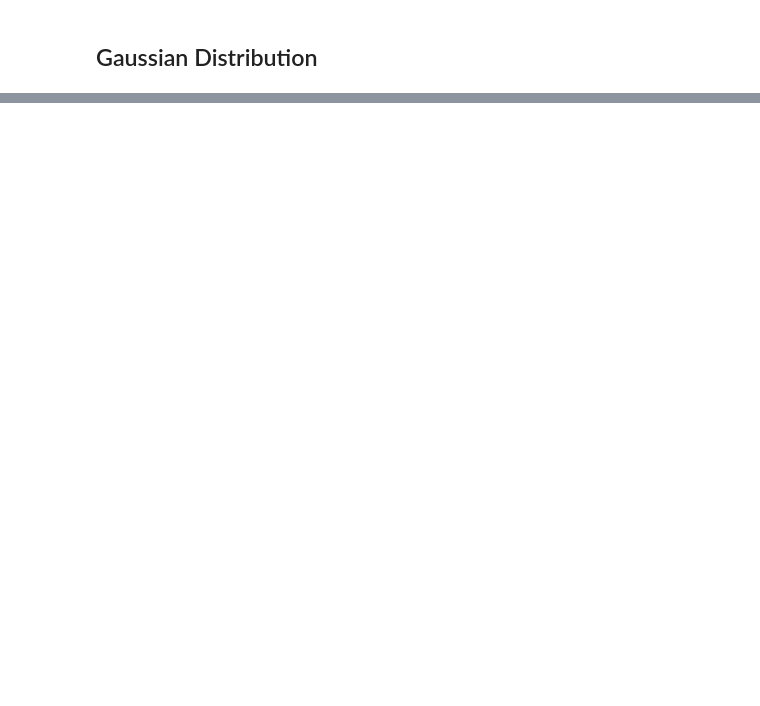
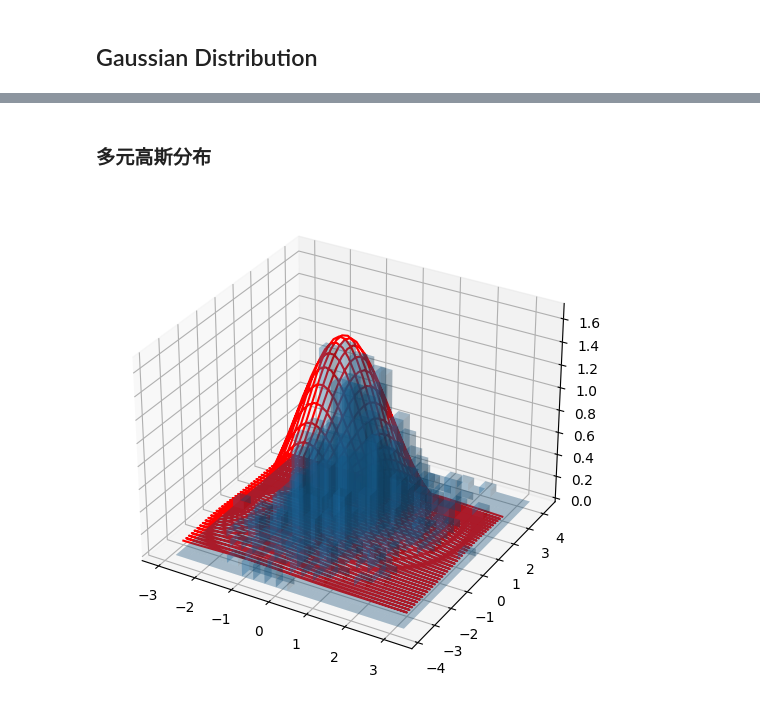
Before and after one commit to castleKing1997/ASR-Tutorial, a Jupyter notebook: code/GaussianMixtureModel.ipynb, the cells around one changed output, grey strips where cells are left out. Saved outputs shown, nothing was run; the diff lists cells and outputs as text; code cells hidden in the pictures; blank space fills up the shorter version.

```diff
--- a/code/GaussianMixtureModel.ipynb
+++ b/code/GaussianMixtureModel.ipynb
@@ -73,0 +67,26 @@ plt.show()
+# %% [markdown]
+### 多元高斯分布
+# %%
+# 参数
+n_sample = 1000
+n_dot = 40
+params = {
+    "mu": [0, 0],
+    "sigma": [[1, 0.5],[0.3,1]]
+}
+# sample
+samples = sample_from_gaussian(n_sample, **params)
+H, xedges, yedges = np.histogram2d(samples[:,0],samples[:,1],bins=20)
+pos = get_ndim_corr([(xedges[1:]+xedges[:-1])/2, (yedges[1:]+yedges[:-1])/2])
+xedges, yedges = pos[:,0], pos[:,1]
+H = H.reshape(-1)
+# pdf
+x, p = gaussian_pdf(n_dot, **params)
+# plot3d
+fig = plt.figure()
+ax = p3d.Axes3D(fig)
+ax.bar3d(xedges, yedges, 0, (xedges[1:]-xedges[:-1]).max(), (yedges[1:]-yedges[:-1]).max(), H/(xedges[1:]-xedges[:-1]).max()**2/(yedges[1:]-yedges[:-1]).max()**2/H.sum(), zorder=2, alpha=0.2)
+ax.plot3D(x[:,0],x[:,1],p,color="r", zorder=1, )
+plt.show()
+# %% [output]
+[figure, added]
```
Also changed, not shown: parts of 7 cells of this notebook.
